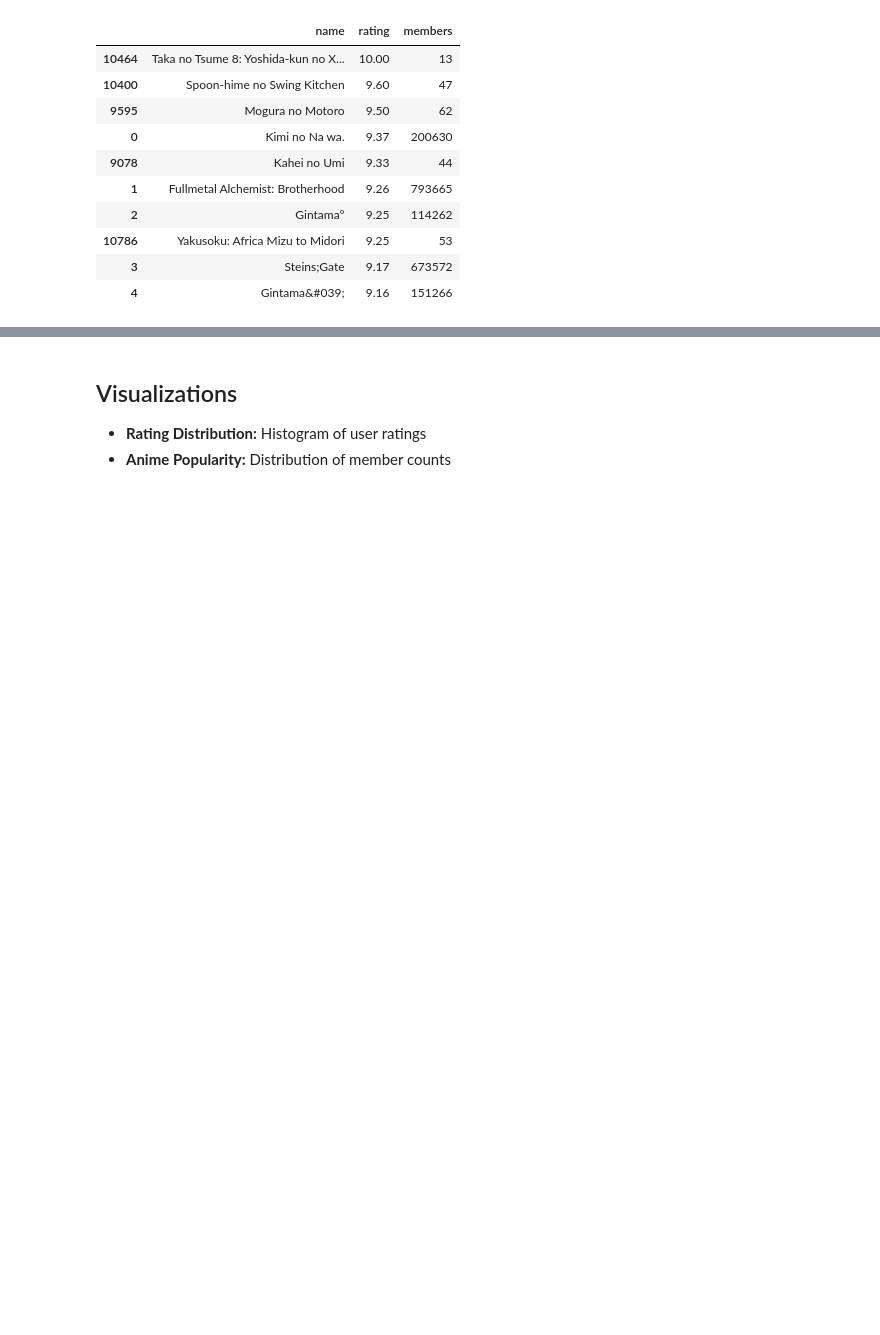
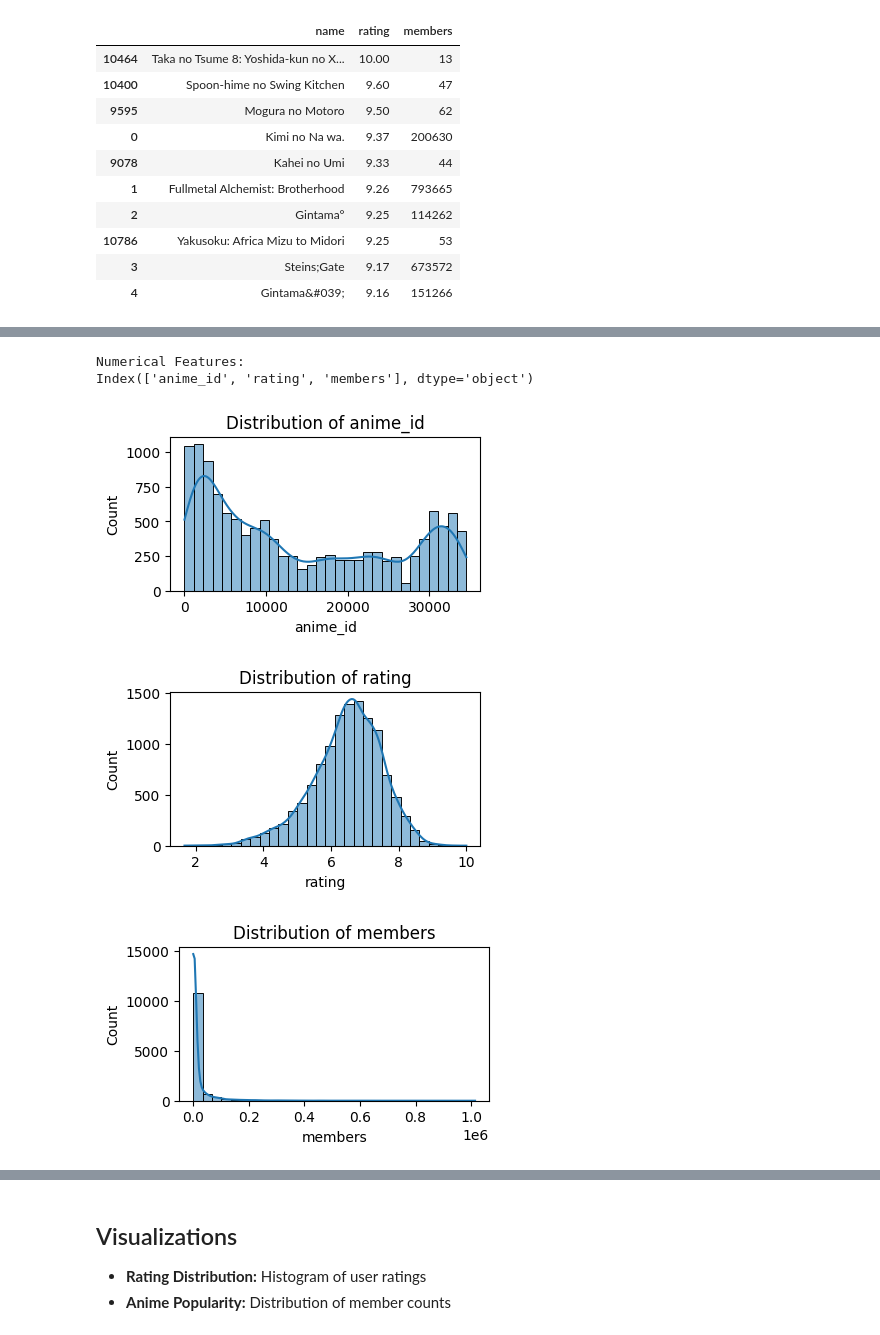
Before and after one commit to kaoutherbensaddek/anime-data-mining, a Jupyter notebook: notebooks/01_eda.ipynb, the cells around one changed output, grey strips where cells are left out. Drawn from its saved outputs; the diff is of its cells as text; code cells hidden in the pictures; blank space fills up the shorter version.

```diff
--- a/notebooks/01_eda.ipynb
+++ b/notebooks/01_eda.ipynb
@@ -220,0 +219,18 @@ Top 10 Anime by Number of Members (Popularity)
+# %%
+num_cols = anime_df.select_dtypes(include=np.number).columns
+
+print("Numerical Features:")
+print(num_cols)
+# %% [output]
+Numerical Features:
+Index(['anime_id', 'rating', 'members'], dtype='object')
+# %%
+for col in num_cols:
+    plt.figure(figsize=(4,2))
+    sns.histplot(anime_df[col], bins=30, kde=True)
+    plt.title(f"Distribution of {col}")
+    plt.show()
+# %% [output]
+[figure, added]
+[figure, added]
+[figure, added]
```
Also changed, not shown: parts of 9 cells of this notebook, 8 other files.
